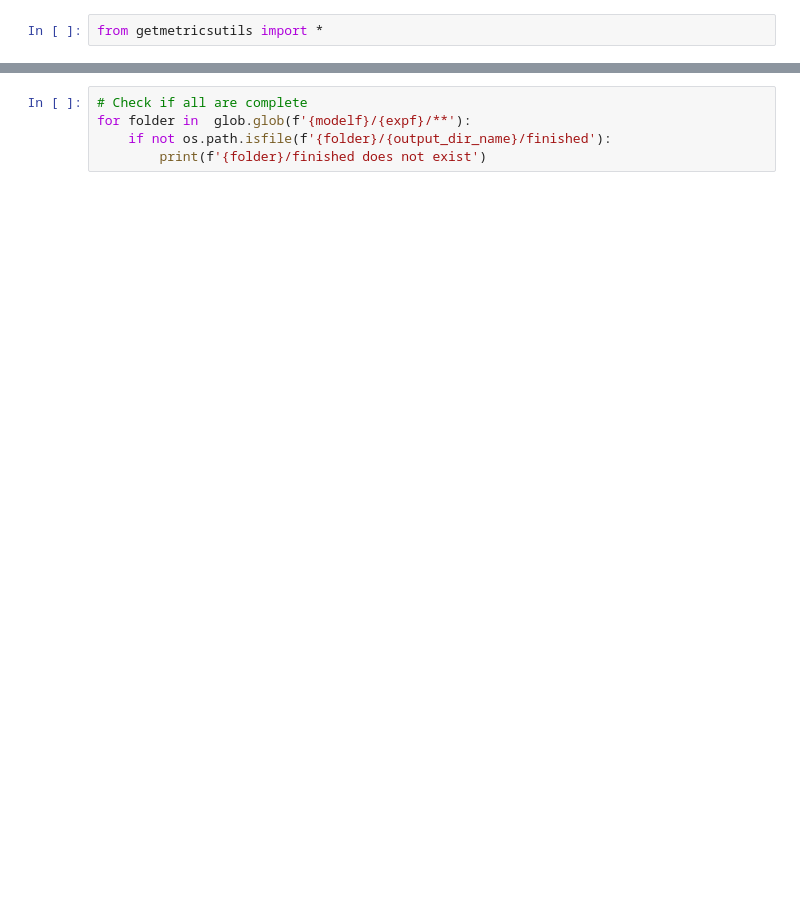
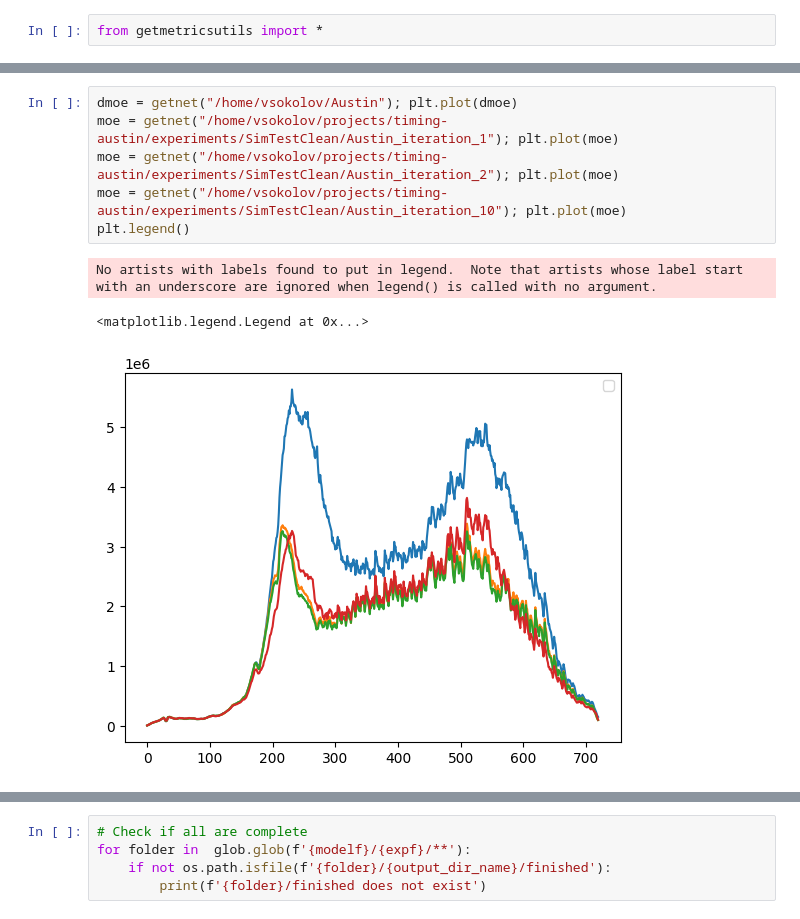
Before and after one commit to VadimSokolov/polarisopt, a Jupyter notebook: nb/get-metrics.ipynb, the cells around one changed output, grey strips where cells are left out. Drawn from its saved outputs; the diff is of its cells as text; blank space fills up the shorter version.

```diff
--- a/nb/get-metrics.ipynb
+++ b/nb/get-metrics.ipynb
@@ -8,0 +18,10 @@ metrics_file = f'{modelf}/scratch/aus-mc-timing.csv'
+# %%
+dmoe = getnet("/home/vsokolov/Austin"); plt.plot(dmoe)
+moe = getnet("/home/vsokolov/projects/timing-austin/experiments/SimTestClean/Austin_iteration_1"); plt.plot(moe)
+moe = getnet("/home/vsokolov/projects/timing-austin/experiments/SimTestClean/Austin_iteration_2"); plt.plot(moe)
+moe = getnet("/home/vsokolov/projects/timing-austin/experiments/SimTestClean/Austin_iteration_10"); plt.plot(moe)
+plt.legend()
+# %% [output]
+No artists with labels found to put in legend.  Note that artists whose label start with an underscore are ignored when legend() is called with no argument.
+<matplotlib.legend.Legend at 0x...>
+[figure, added]
```
Also changed, not shown: parts of 7 cells of this notebook, 3 other files.
